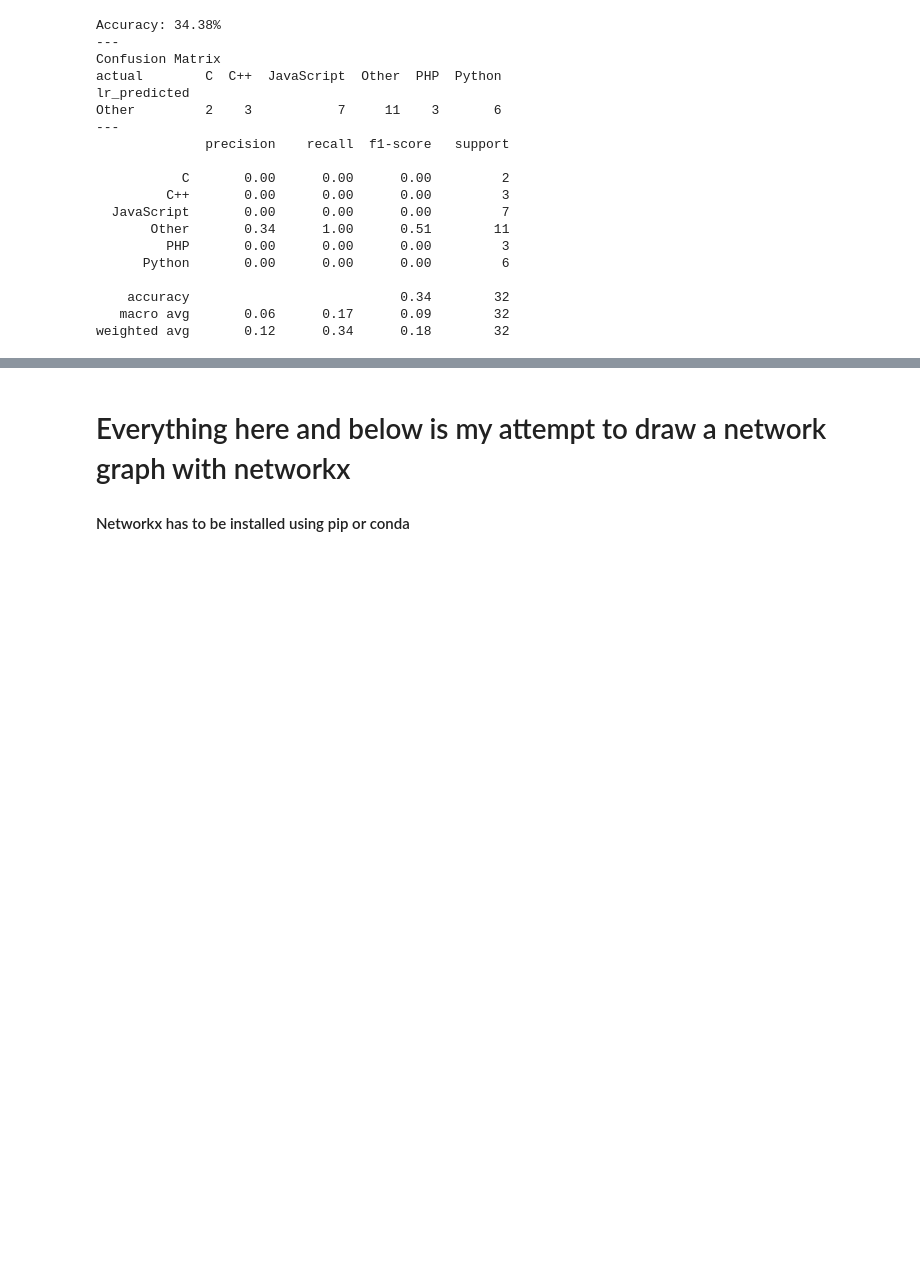
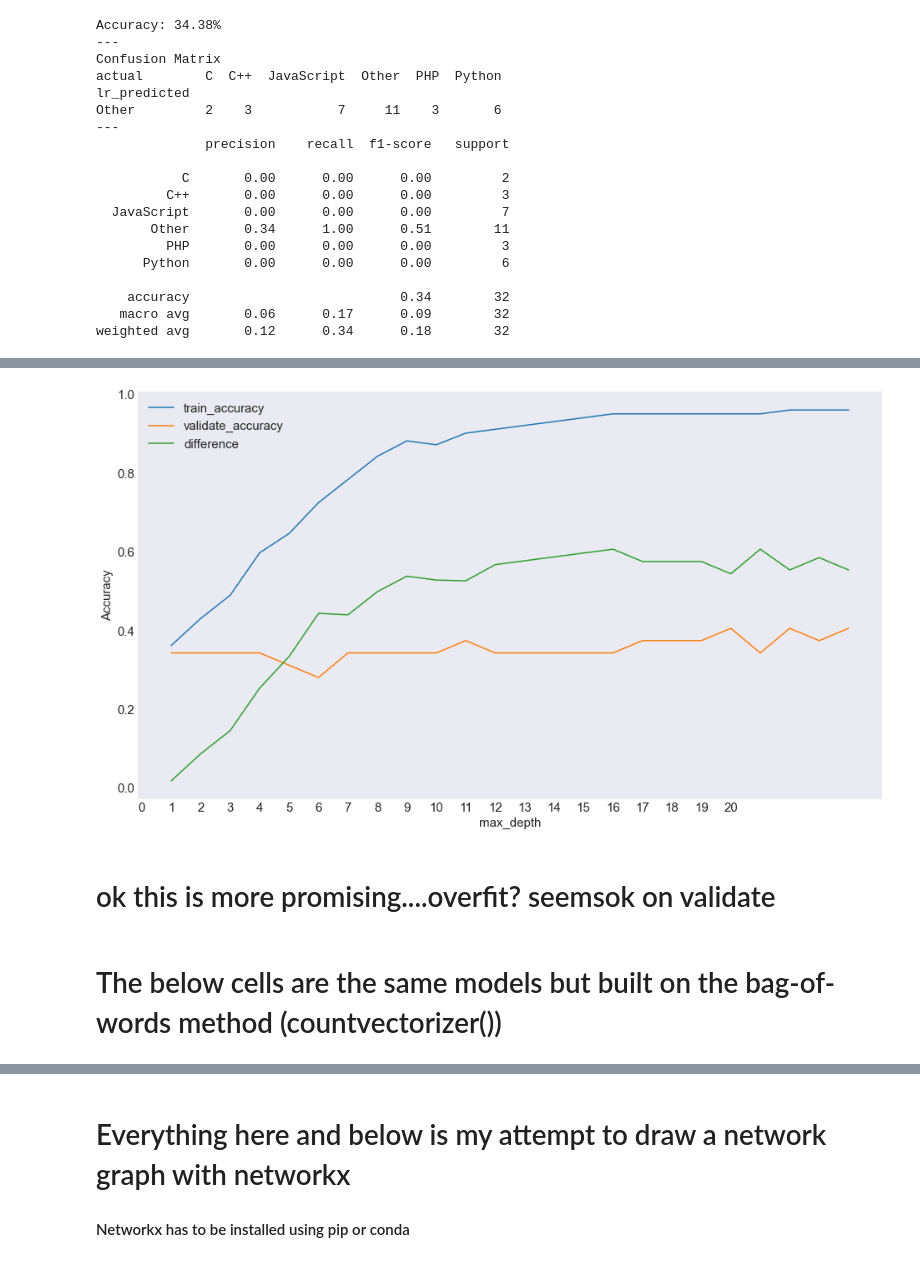
Before and after one commit to TeamAwesomeQuackers/NLP_Project, a Jupyter notebook: Workbooks/brian_explore_notebook.ipynb, the cells around one changed output, grey strips where cells are left out. Saved outputs shown, nothing was run; the diff lists cells and outputs as text; code cells hidden in the pictures; blank space fills up the shorter version.

Commit message:
graphic for the random forest model

```diff
--- a/Workbooks/brian_explore_notebook.ipynb
+++ b/Workbooks/brian_explore_notebook.ipynb
@@ -789,0 +794,28 @@ Tree of 10 depth
+# %%
+# Let's continue getting loopy, so we can compare in-sample to out-of-sample
+metrics = []
+
+for i in range(1, 25):
+    # Make the model
+    forest = RandomForestClassifier(max_depth=i, random_state=123)
+
+    # Fit the model (on train and only train)
+    forest = forest.fit(X_train, y_train)
+
+    # Use the model
+    # We'll evaluate the model's performance on train, first
+    in_sample_accuracy = forest.score(X_train, y_train)
+
+    out_of_sample_accuracy = forest.score(X_validate, y_validate)
+
+    output = {
+        "max_depth": i,
+        "train_accuracy": in_sample_accuracy,
+        "validate_accuracy": out_of_sample_accuracy
+    }
+
+    metrics.append(output)
+
+dataframe = pd.DataFrame(metrics)
+dataframe["difference"] = dataframe.train_accuracy - dataframe.validate_accuracy
+dataframe
@@ -790,3 +840,14 @@ Tree of 10 depth
+# %%
+dataframe.set_index('max_depth').plot(figsize = (16,9))
+plt.ylabel('Accuracy')
+plt.xticks(np.arange(0,21,1))
+plt.grid()
+# %% [output]
+[figure, added]
+# %% [markdown]
+# ok this is more promising....overfit? seemsok on validate
+# %% [markdown]
+# The below cells are the same models but built on the bag-of-words method (countvectorizer())
 # %%
 from sklearn.feature_extraction.text import CountVectorizer
 
```
Also changed, not shown: parts of 67 cells of this notebook.
